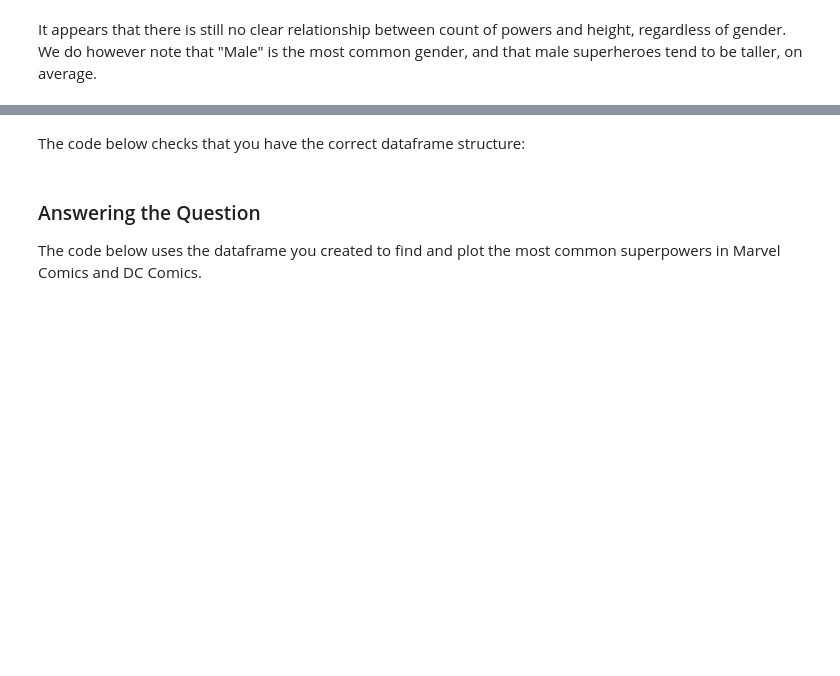
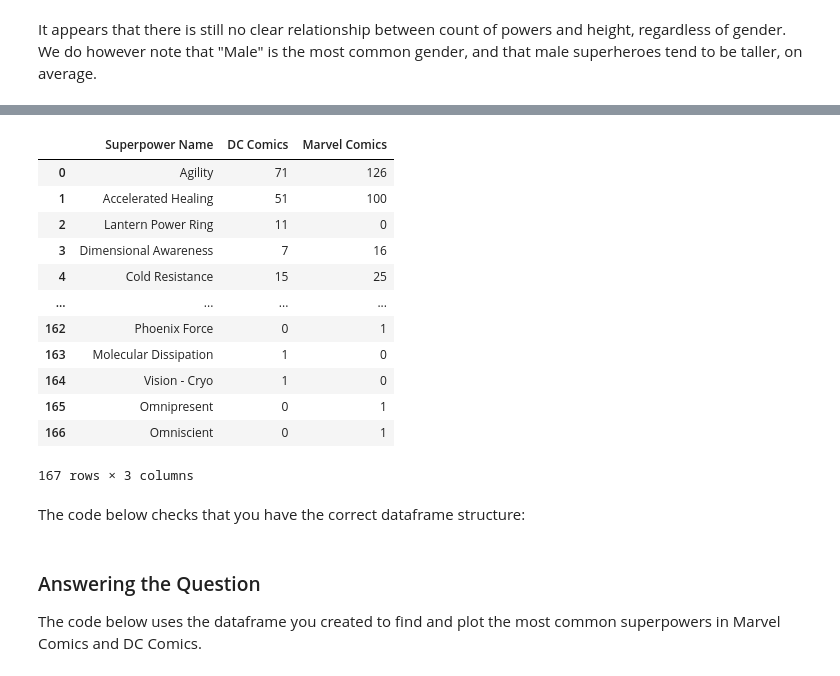
Before and after one commit to jsherman918/dsc-pandas-data-cleaning-lab, a Jupyter notebook: index.ipynb, the cells around one changed output, grey strips where cells are left out. Drawn from its saved outputs; the diff is of its cells as text; code cells hidden in the pictures; blank space fills up the shorter version.

Commit message:
superhero lab

```diff
--- a/index.ipynb
+++ b/index.ipynb
@@ -152,6 +189,7 @@ None
 Now, repeat the same process with `super_hero_powers.csv`. Name the dataframe `powers_df`. This time, make sure you use `index_col=0` when opening the CSV because the index contains important information.
 # %%
 # Your code here (create more cells as needed)
+powers_df= pd.read_csv('super_hero_powers.csv', index_col=0)
 # %% [markdown]
 The following code will check if it was loaded correctly:
 # %%
@@ -207,6 +261,7 @@ None
 Now, implement your chosen strategy using code. (You can also check the solution branch for the answer to the question above if you're really not sure.)
 # %%
 # Your code here
+heroes_df.dropna(subset=['Publisher'], inplace=True)
 # %% [markdown]
 Now there should be no missing values in the publisher column:
 # %%
@@ -237,3 +310,7 @@ Now, write some code to handle these cases. If you're not sure where to start, l
+# %%
+# Your code here
+heroes_df["Publisher"] = heroes_df["Publisher"].replace("Marvel", "Marvel Comics")
+heroes_df["Publisher"] = heroes_df["Publisher"].str.strip()
 # %% [markdown]
 Check your work below:
 # %%
@@ -295,6 +422,11 @@ In the cell below, create a new dataframe called `heroes_and_powers_df` that con
 ***Hint:*** Note that the `.join` method requires that the two dataframes share an index ([documentation here](https://pandas.pydata.org/pandas-docs/stable/reference/api/pandas.DataFrame.join.html)) whereas the `.merge` method can join using any columns ([documentation here](https://pandas.pydata.org/pandas-docs/stable/reference/api/pandas.DataFrame.merge.html)). It is up to you which one you want to use.
 # %%
 # Your code here (create more cells as needed)
+powers_df_transposed = powers_df.T
+powers_df_transposed.index.name = "name"
+powers_df_transposed.reset_index(inplace=True)
+powers_df_transposed
+heroes_and_powers_df = heroes_df.merge(powers_df_transposed, on="name", how="inner")
 # %% [markdown]
 Run the code below to check your work:
 # %%
@@ -450,3 +622,42 @@ Don't worry if the rows or columns are in a different order, all that matters is
+# %%
+# Your code here (create more cells as needed)
+question_3_df = heroes_and_powers_df.copy()
+
+# Only rows with a relevant publisher
+question_3_df = question_3_df[
+    (question_3_df["Publisher"] == "Marvel Comics") | \
+    (question_3_df["Publisher"] == "DC Comics")
+]
+
+# Only columns needed are Publisher and powers
+relevant_cols = list(powers_df.index)
+relevant_cols.append("Publisher")
+question_3_df = question_3_df[relevant_cols]
+question_3_df = question_3_df.groupby("Publisher").sum()
+question_3_df = question_3_df.T
+question_3_df.index.name = "Superpower Name"
+question_3_df.reset_index(inplace=True)
+
+# Also, the columns don't need a name any more (they
+# automatically got the name "Publisher" from groupby).
+# This is a cosmetic change.
+question_3_df.columns.name = None
+
+question_3_df
+# %% [output]
+|  | Superpower Name | DC Comics | Marvel Comics |
+| 0 | Agility | 71 | 126 |
+| 1 | Accelerated Healing | 51 | 100 |
+| 2 | Lantern Power Ring | 11 | 0 |
+| 3 | Dimensional Awareness | 7 | 16 |
+| 4 | Cold Resistance | 15 | 25 |
+| ... | ... | ... | ... |
+| 162 | Phoenix Force | 0 | 1 |
+| 163 | Molecular Dissipation | 1 | 0 |
+| 164 | Vision - Cryo | 1 | 0 |
+| 165 | Omnipresent | 0 | 1 |
+| 166 | Omniscient | 0 | 1 |
+167 rows × 3 columns
 # %% [markdown]
 The code below checks that you have the correct dataframe structure:
 # %%
```
Also changed, not shown: parts of 26 cells of this notebook.
